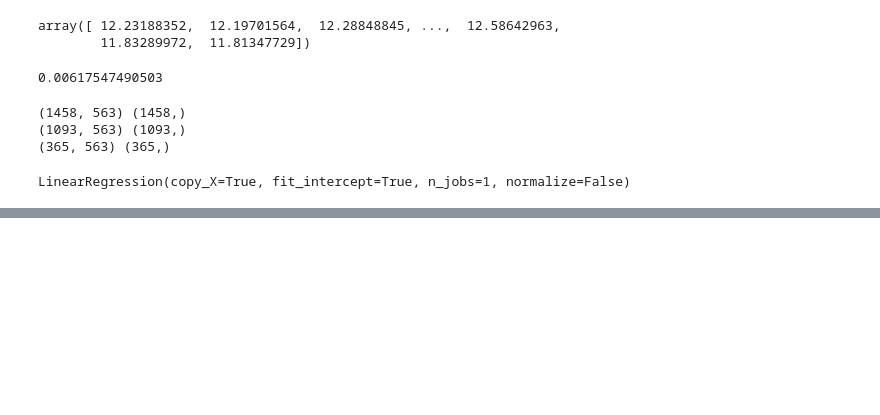
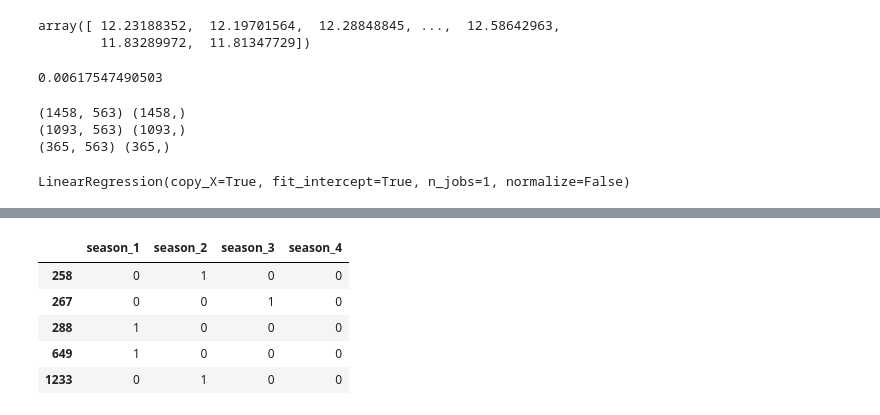
Before and after one commit to lcabbott93/DSRemote_Homework, a Jupyter notebook: Final_Project_Notebook_WIP.ipynb, the cells around one changed output, grey strips where cells are left out. Drawn from its saved outputs; the diff is of its cells as text; code cells hidden in the pictures; blank space fills up the shorter version.

```diff
--- a/Final_Project_Notebook_WIP.ipynb
+++ b/Final_Project_Notebook_WIP.ipynb
@@ -474,0 +489,10 @@ print(metrics.mean_squared_error(y_test, y_pred_test))
+# %%
+season_dummies = pd.get_dummies(df_data.season, prefix = 'season')
+season_dummies.sample(n = 5, random_state = 1)
+# %% [output]
+|  | season_1 | season_2 | season_3 | season_4 |
+| 258 | 0 | 1 | 0 | 0 |
+| 267 | 0 | 0 | 1 | 0 |
+| 288 | 1 | 0 | 0 | 0 |
+| 649 | 1 | 0 | 0 | 0 |
+| 1233 | 0 | 1 | 0 | 0 |
```
Also changed, not shown: parts of 24 cells of this notebook.
